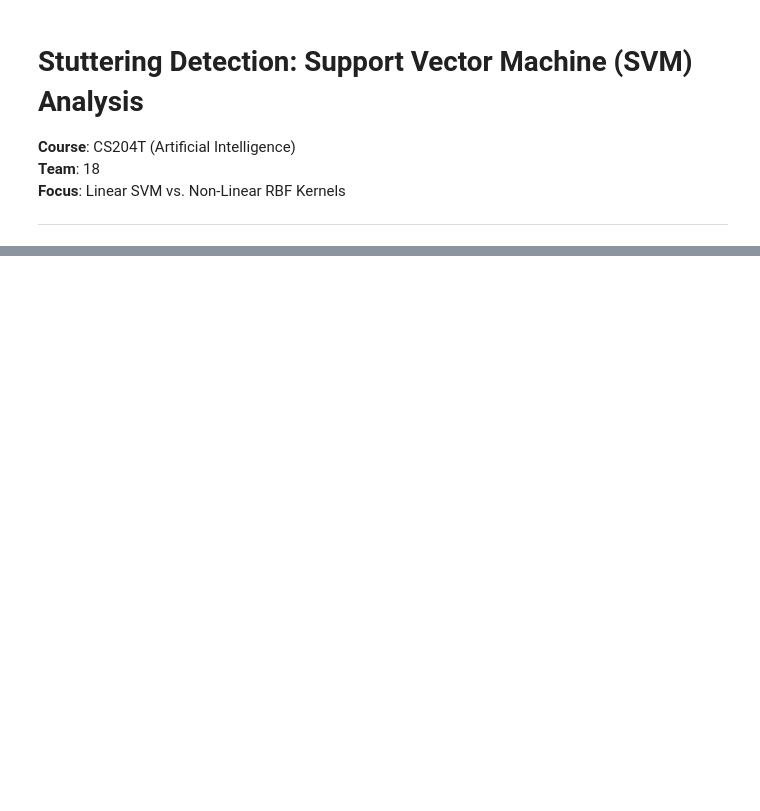
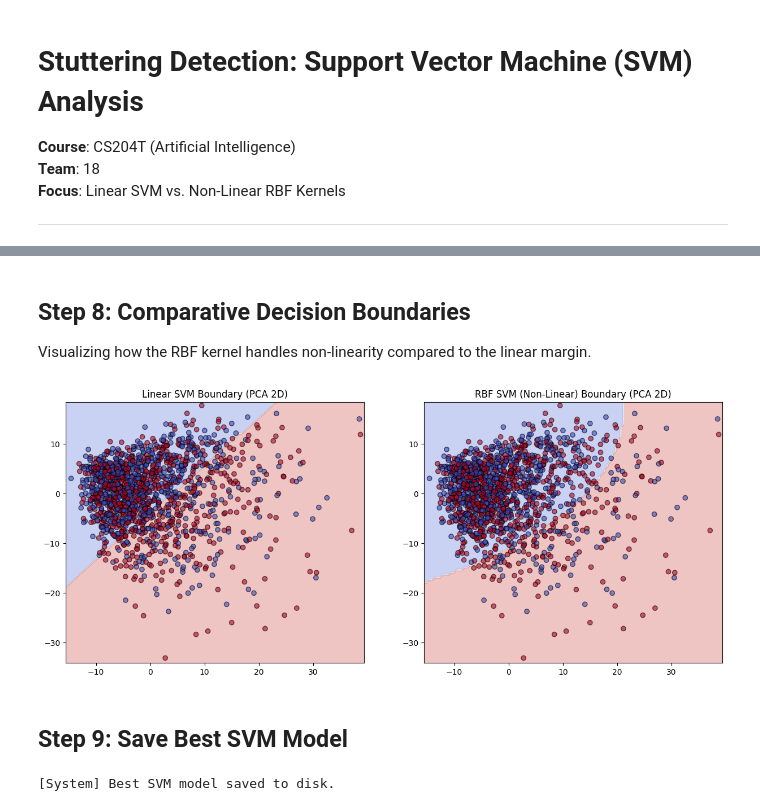
Before and after one commit to Photon-139/Stuttering-Detection-Term-Project, a Jupyter notebook: SVM_Kernel_Deep_Dive.ipynb, the cells around one changed output, grey strips where cells are left out. Saved outputs shown, nothing was run; the diff lists cells and outputs as text; code cells hidden in the pictures; blank space fills up the shorter version.

```diff
--- a/SVM_Kernel_Deep_Dive.ipynb
+++ b/SVM_Kernel_Deep_Dive.ipynb
@@ -96,0 +199,42 @@ kernel_svm.evaluate(X_test_final, y_test)
+# %% [markdown]
+## Step 8: Comparative Decision Boundaries
+Visualizing how the RBF kernel handles non-linearity compared to the linear margin.
+# %%
+pca = PCA(n_components=2)
+X_pca = pca.fit_transform(X_test_final)
+
+# Create mesh grid with coarser step for faster plotting
+x_min, x_max = X_pca[:, 0].min() - 1, X_pca[:, 0].max() + 1
+y_min, y_max = X_pca[:, 1].min() - 1, X_pca[:, 1].max() + 1
+xx, yy = np.meshgrid(np.arange(x_min, x_max, 0.5), np.arange(y_min, y_max, 0.5))
+
+plt.figure(figsize=(15, 6))
+
+# Subplot 1: Linear SVM
+plt.subplot(1, 2, 1)
+Z_lin = lin_svm.model.predict(pca.inverse_transform(np.c_[xx.ravel(), yy.ravel()]))
+Z_lin = Z_lin.reshape(xx.shape)
+plt.contourf(xx, yy, Z_lin, alpha=0.3, cmap="coolwarm")
+plt.scatter(X_pca[:, 0], X_pca[:, 1], c=y_test, edgecolors="k", cmap="coolwarm", alpha=0.6)
+plt.title("Linear SVM Boundary (PCA 2D)")
+
+# Subplot 2: Tuned RBF SVM
+plt.subplot(1, 2, 2)
+Z_rbf = gs_svm.best_estimator_.predict(pca.inverse_transform(np.c_[xx.ravel(), yy.ravel()]))
+Z_rbf = Z_rbf.reshape(xx.shape)
+plt.contourf(xx, yy, Z_rbf, alpha=0.3, cmap="coolwarm")
+plt.scatter(X_pca[:, 0], X_pca[:, 1], c=y_test, edgecolors="k", cmap="coolwarm", alpha=0.6)
+plt.title("RBF SVM (Non-Linear) Boundary (PCA 2D)")
+
+plt.show()
+# %% [output]
+[figure, added]
+# %% [markdown]
+## Step 9: Save Best SVM Model
+# %%
+import joblib
+os.makedirs("models", exist_ok=True)
+joblib.dump(gs_svm.best_estimator_, "models/svm_rbf_best.pkl")
+print("[System] Best SVM model saved to disk.")
+# %% [output]
+[System] Best SVM model saved to disk.
```
Also changed, not shown: parts of 15 cells of this notebook, 28 other files.
